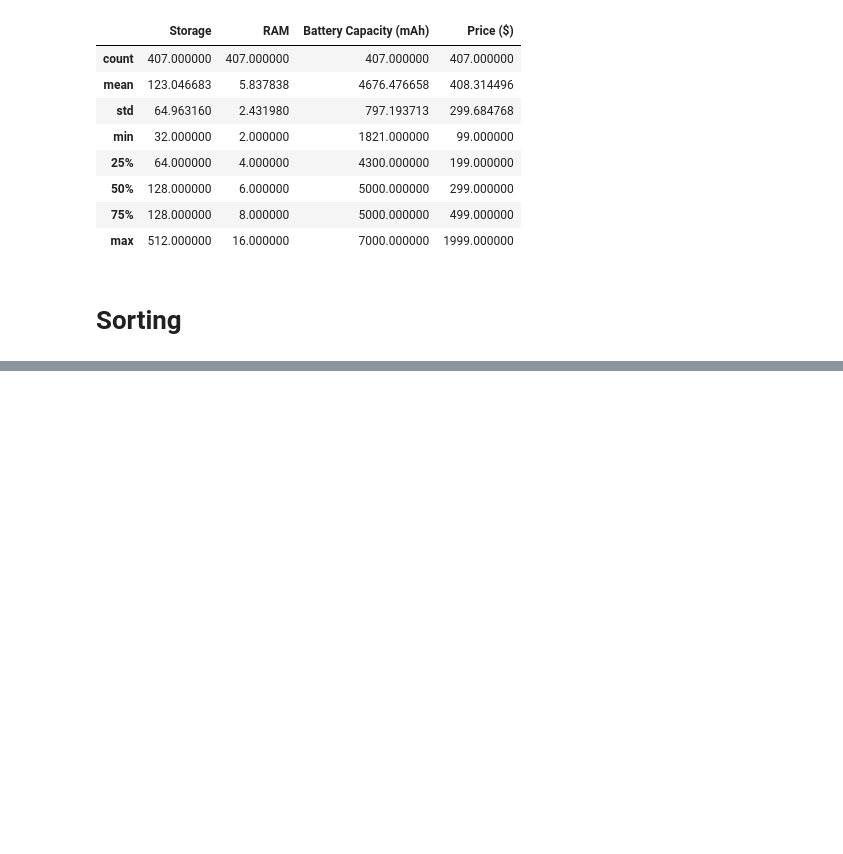
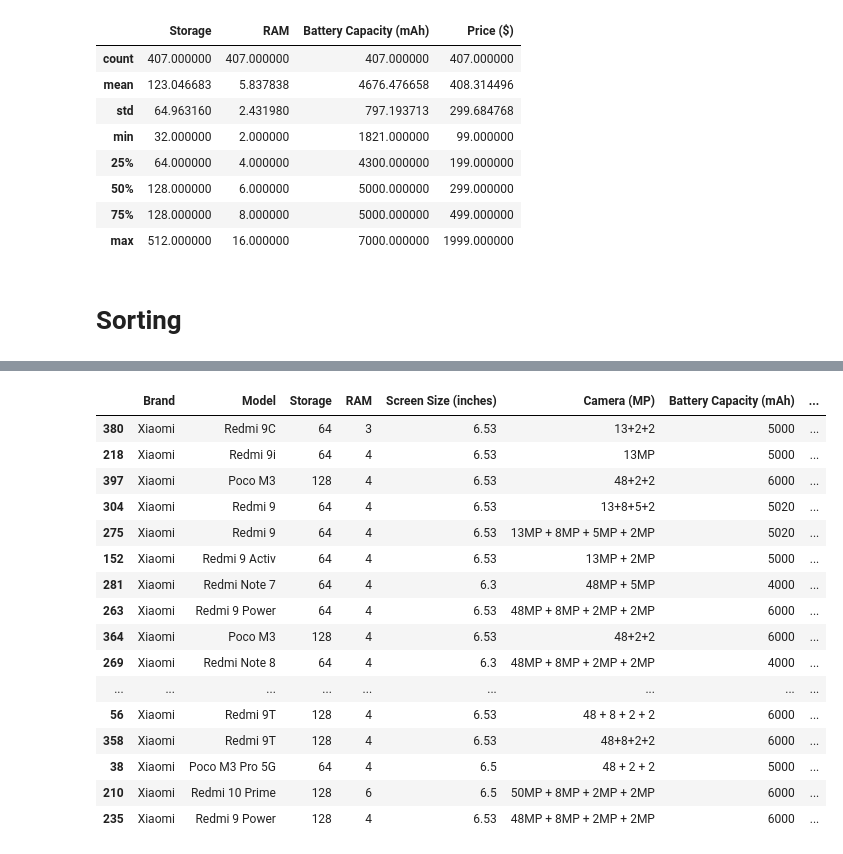
Before and after one commit to KhadafiZubaidiDev/my-projects, a Jupyter notebook: wrangler-project/main.ipynb, the cells around one changed output, grey strips where cells are left out. Saved outputs shown, nothing was run; the diff lists cells and outputs as text; code cells hidden in the pictures; blank space fills up the shorter version.

```diff
--- a/wrangler-project/main.ipynb
+++ b/wrangler-project/main.ipynb
@@ -312,0 +392,21 @@ df.describe()
+# %%
+df[(df['Brand'] == 'Xiaomi') & (df['Price ($)'] < 200)].sort_values(by = 'Price ($)')
+# perintah di atas untuk menampilkan data-data dari kolom Brand dengan values = Xiaomi dan kolom Price dengan values < 200. Hasilnya akan ditampilkan secara berurut berdasarkan kolom Price
+# %% [output]
+|  | Brand | Model | Storage | RAM | Screen Size (inches) | Camera (MP) | Battery Capacity (mAh) | ... |
+| 380 | Xiaomi | Redmi 9C | 64 | 3 | 6.53 | 13+2+2 | 5000 | ... |
+| 218 | Xiaomi | Redmi 9i | 64 | 4 | 6.53 | 13MP | 5000 | ... |
+| 397 | Xiaomi | Poco M3 | 128 | 4 | 6.53 | 48+2+2 | 6000 | ... |
+| 304 | Xiaomi | Redmi 9 | 64 | 4 | 6.53 | 13+8+5+2 | 5020 | ... |
+| 275 | Xiaomi | Redmi 9 | 64 | 4 | 6.53 | 13MP + 8MP + 5MP + 2MP | 5020 | ... |
+| 152 | Xiaomi | Redmi 9 Activ | 64 | 4 | 6.53 | 13MP + 2MP | 5000 | ... |
+| 281 | Xiaomi | Redmi Note 7 | 64 | 4 | 6.3 | 48MP + 5MP | 4000 | ... |
+| 263 | Xiaomi | Redmi 9 Power | 64 | 4 | 6.53 | 48MP + 8MP + 2MP + 2MP | 6000 | ... |
+| 364 | Xiaomi | Poco M3 | 128 | 4 | 6.53 | 48+2+2 | 6000 | ... |
+| 269 | Xiaomi | Redmi Note 8 | 64 | 4 | 6.3 | 48MP + 8MP + 2MP + 2MP | 4000 | ... |
+| ... | ... | ... | ... | ... | ... | ... | ... | ... |
+| 56 | Xiaomi | Redmi 9T | 128 | 4 | 6.53 | 48 + 8 + 2 + 2 | 6000 | ... |
+| 358 | Xiaomi | Redmi 9T | 128 | 4 | 6.53 | 48+8+2+2 | 6000 | ... |
+| 38 | Xiaomi | Poco M3 Pro 5G | 64 | 4 | 6.5 | 48 + 2 + 2 | 5000 | ... |
+| 210 | Xiaomi | Redmi 10 Prime | 128 | 6 | 6.5 | 50MP + 8MP + 2MP + 2MP | 6000 | ... |
+| 235 | Xiaomi | Redmi 9 Power | 128 | 4 | 6.53 | 48MP + 8MP + 2MP + 2MP | 6000 | ... |
```
Also changed, not shown: parts of 9 cells of this notebook.
